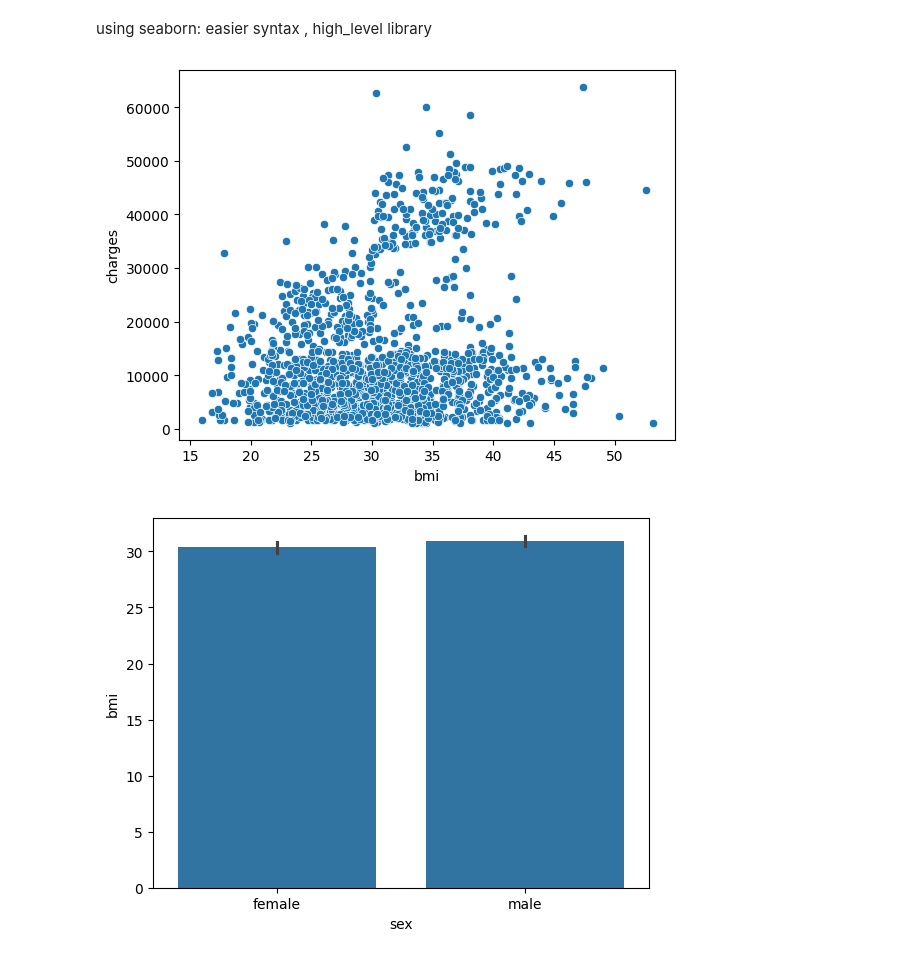
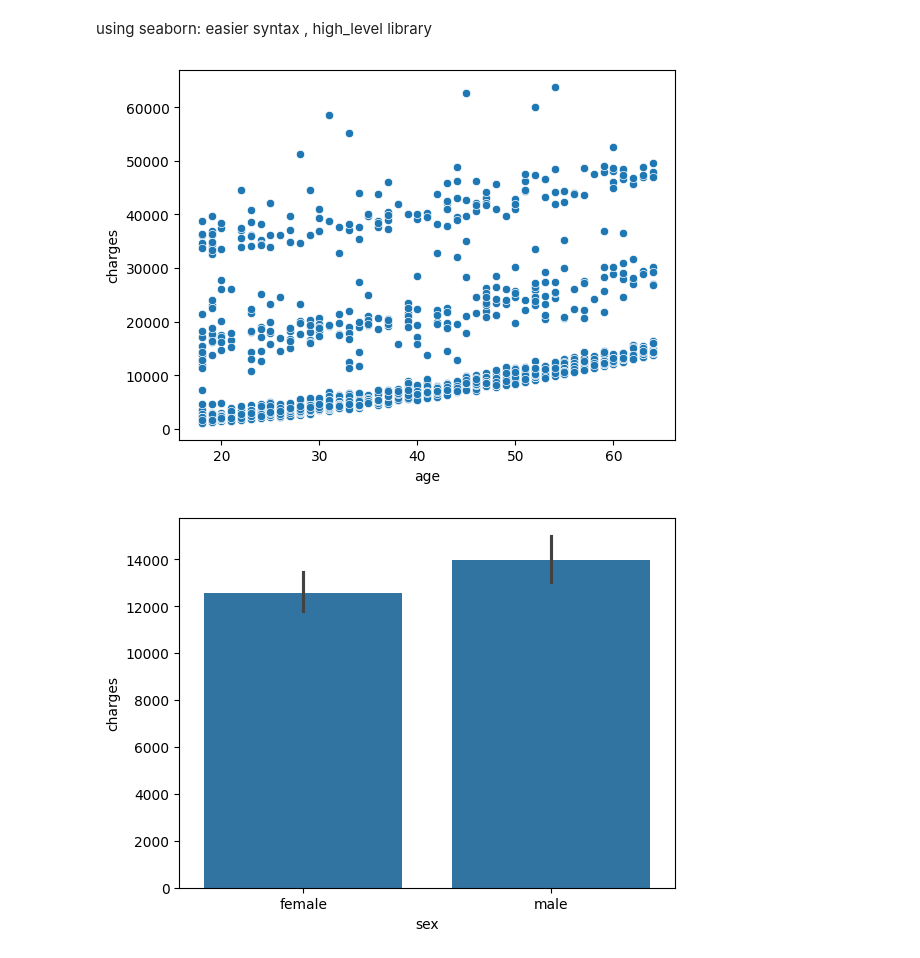
Before and after one commit to abirmes/Assurance_Charge, a Jupyter notebook: datam.ipynb, the cells around one changed output. Drawn from its saved outputs; the diff is of its cells as text; code cells hidden in the pictures.

```diff
--- a/datam.ipynb
+++ b/datam.ipynb
@@ -79,15 +81,15 @@ dtype: int64
 # %% [markdown]
 using seaborn: easier syntax , high_level library
 # %%
-sns.scatterplot(data=df, x="bmi", y="charges") #Scatter Plot: To show the relationship between two numerical variables.
+sns.scatterplot(data=df, x="age", y="charges") #Scatter Plot: To show the relationship between two numerical variables.
 plt.show()
 # %% [output]
-[figure, old version]
+[figure, new version]
 # %%
 #Bar Plot: To display the average of a numerical variable across different categories.
-sns.barplot(data=df, x="sex", y="bmi")
+sns.barplot(data=df, x="sex", y="charges")
 plt.show()
 # %% [output]
-[figure, old version]
+[figure, new version]
 # %%
 #Distribution Plot (Displot): To visualize the distribution of a single numerical variable.
```
Also changed, not shown: parts of 20 cells of this notebook, 2 other files.
